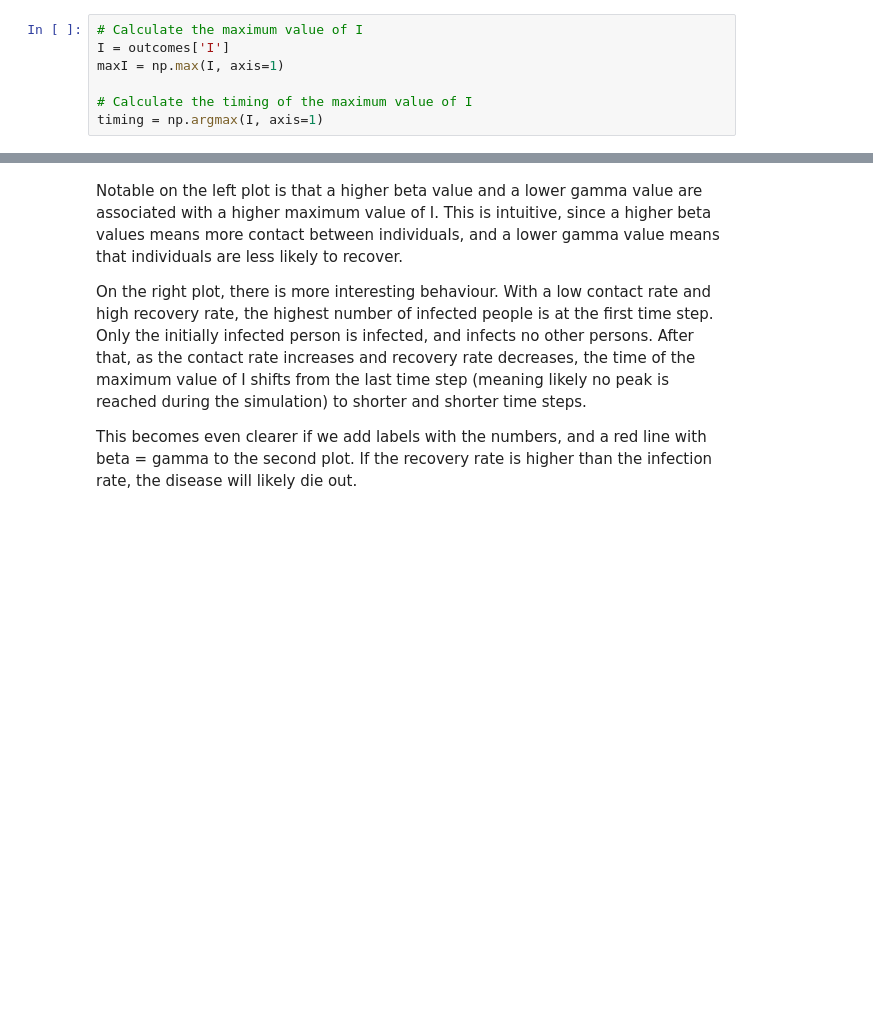
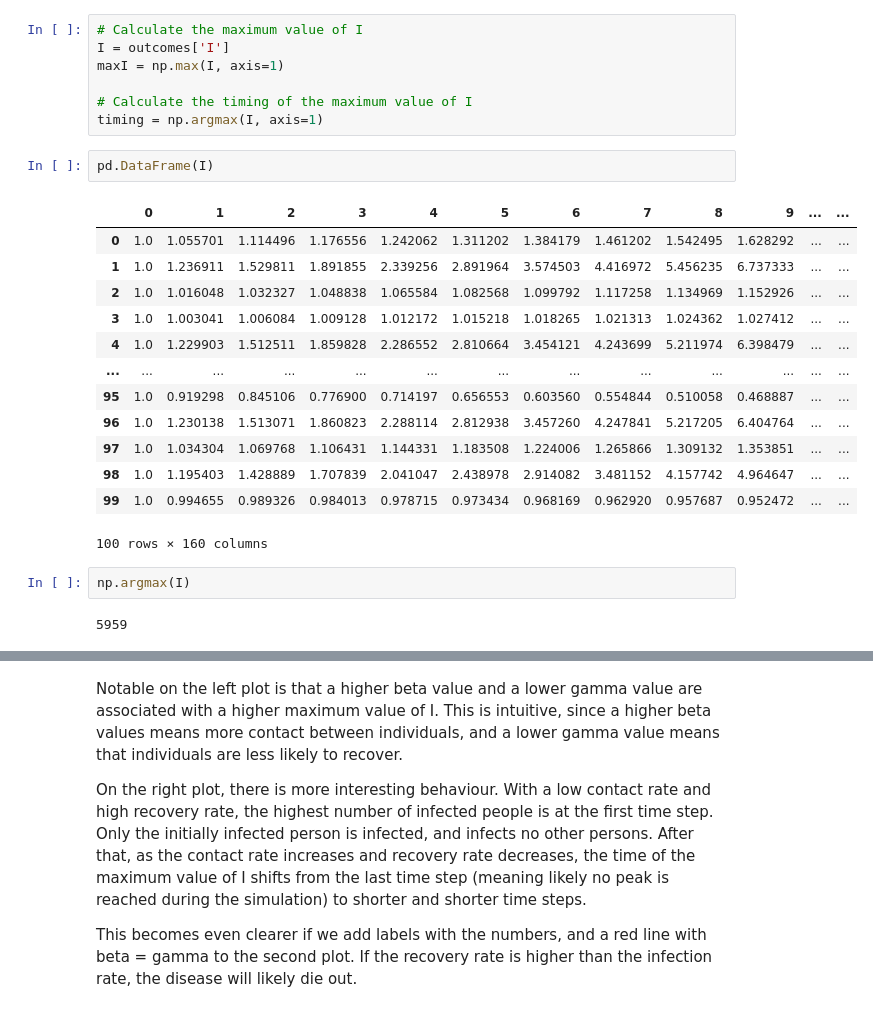
Before and after one commit to federico-bermudez/epa1361_open, a Jupyter notebook: Week 1-2 - general intro to exploratory modelling/assignment 1 - tutorial.ipynb, the cells around one changed output, grey strips where cells are left out. Saved outputs shown, nothing was run; the diff lists cells and outputs as text; blank space fills up the shorter version.

```diff
--- a/Week 1-2 - general intro to exploratory modelling/assignment 1 - tutorial.ipynb
+++ b/Week 1-2 - general intro to exploratory modelling/assignment 1 - tutorial.ipynb
@@ -159,6 +178,26 @@ maxI = np.max(I, axis=1)
 
 # Calculate the timing of the maximum value of I
 timing = np.argmax(I, axis=1)
+# %%
+pd.DataFrame(I)
+# %% [output]
+|  | 0 | 1 | 2 | 3 | 4 | 5 | 6 | 7 | 8 | 9 | ... | ... |
+| 0 | 1.0 | 1.055701 | 1.114496 | 1.176556 | 1.242062 | 1.311202 | 1.384179 | 1.461202 | 1.542495 | 1.628292 | ... | ... |
+| 1 | 1.0 | 1.236911 | 1.529811 | 1.891855 | 2.339256 | 2.891964 | 3.574503 | 4.416972 | 5.456235 | 6.737333 | ... | ... |
+| 2 | 1.0 | 1.016048 | 1.032327 | 1.048838 | 1.065584 | 1.082568 | 1.099792 | 1.117258 | 1.134969 | 1.152926 | ... | ... |
+| 3 | 1.0 | 1.003041 | 1.006084 | 1.009128 | 1.012172 | 1.015218 | 1.018265 | 1.021313 | 1.024362 | 1.027412 | ... | ... |
+| 4 | 1.0 | 1.229903 | 1.512511 | 1.859828 | 2.286552 | 2.810664 | 3.454121 | 4.243699 | 5.211974 | 6.398479 | ... | ... |
+| ... | ... | ... | ... | ... | ... | ... | ... | ... | ... | ... | ... | ... |
+| 95 | 1.0 | 0.919298 | 0.845106 | 0.776900 | 0.714197 | 0.656553 | 0.603560 | 0.554844 | 0.510058 | 0.468887 | ... | ... |
+| 96 | 1.0 | 1.230138 | 1.513071 | 1.860823 | 2.288114 | 2.812938 | 3.457260 | 4.247841 | 5.217205 | 6.404764 | ... | ... |
+| 97 | 1.0 | 1.034304 | 1.069768 | 1.106431 | 1.144331 | 1.183508 | 1.224006 | 1.265866 | 1.309132 | 1.353851 | ... | ... |
+| 98 | 1.0 | 1.195403 | 1.428889 | 1.707839 | 2.041047 | 2.438978 | 2.914082 | 3.481152 | 4.157742 | 4.964647 | ... | ... |
+| 99 | 1.0 | 0.994655 | 0.989326 | 0.984013 | 0.978715 | 0.973434 | 0.968169 | 0.962920 | 0.957687 | 0.952472 | ... | ... |
+100 rows × 160 columns
+# %%
+np.argmax(I)
+# %% [output]
+5959
 # %%
 def plot_scatter(labels=False, beta_is_gamma_line=False):
     # Plot the relationship between beta and gamma, using max I and timing as color
```
Also changed, not shown: parts of 7 cells of this notebook, 1 other file.
